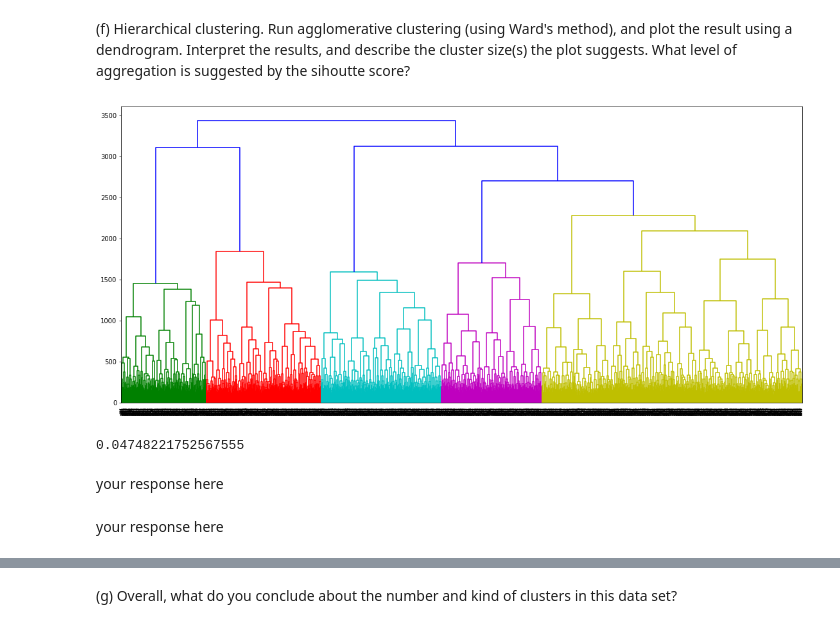
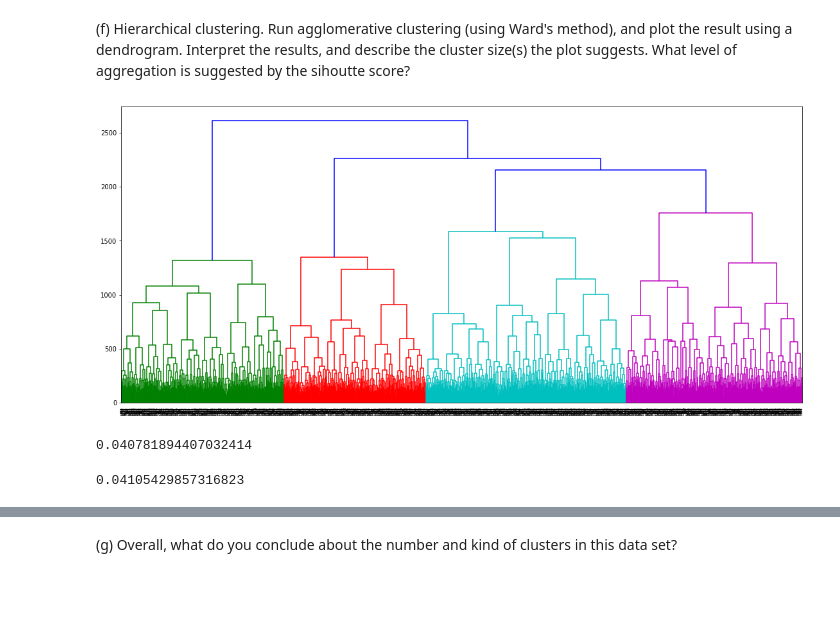
Before and after one commit to gurdeep101/2020-CS109B, a Jupyter notebook: content/homeworks/hw02/notebook/cs109b_hw2.ipynb, the cells around one changed output, grey strips where cells are left out. Saved outputs shown, nothing was run; the diff lists cells and outputs as text; code cells hidden in the pictures; blank space fills up the shorter version.

```diff
--- a/content/homeworks/hw02/notebook/cs109b_hw2.ipynb
+++ b/content/homeworks/hw02/notebook/cs109b_hw2.ipynb
@@ -509,20 +746,19 @@ len(set(lab1)) # clusters
 (f) Hierarchical clustering. Run agglomerative clustering (using Ward's method), and plot the result using a dendrogram. Interpret the results, and describe the cluster size(s) the plot suggests. What level of aggregation is suggested by the sihoutte score?
 # %%
 # get pairwise distances
-dist_mat = pdist(handy_10pct_1c.drop(['Class', 'User', 'Cluster14', 'Cluster5'], axis = 1).values, metric = 'euclidean')
+dist_mat = pdist(handy_q2.drop(['Class', 'User', 'Cluster14', 'Cluster5'], axis = 1).values, metric = 'euclidean')
 
 # perform wards linkage
 ward_data = hac.ward(dist_mat)
 
 # plot the figure
 plt.figure(figsize = (19, 8.5))
 hac.dendrogram(ward_data);
 # %% [output]
-[figure, old version]
+[figure, new version]
 # %%
-labellings = hac.fcluster(ward_data, t = 2500, criterion = 'distance')
-silhouette_score(handy_10pct_1c.drop(['Class', 'User', 'Cluster14', 'Cluster5'], axis = 1).values, labellings)
+# from the plot above we see a height of 2000 on the y-axis;
+labellings = hac.fcluster(ward_data, t = 2000, criterion = 'distance')
+silhouette_score(handy_q2.drop(['Class', 'User', 'Cluster14', 'Cluster5'], axis = 1).values, labellings)
 # %% [output]
-0.04748221752567555
+0.040781894407032414
-# %% [markdown]
-your response here
@@ -531,2 +765,6 @@ your response here
-# %% [markdown]
-your response here
+# %%
+# from the plot above we see try to cut at a height above 1000 on the y-axis to see if there is a change;
+labellings = hac.fcluster(ward_data, t = 1010, criterion = 'distance')
+silhouette_score(handy_q2.drop(['Class', 'User', 'Cluster14', 'Cluster5'], axis = 1).values, labellings)
+# %% [output]
+0.04105429857316823
```
Also changed, not shown: parts of 49 cells of this notebook.
